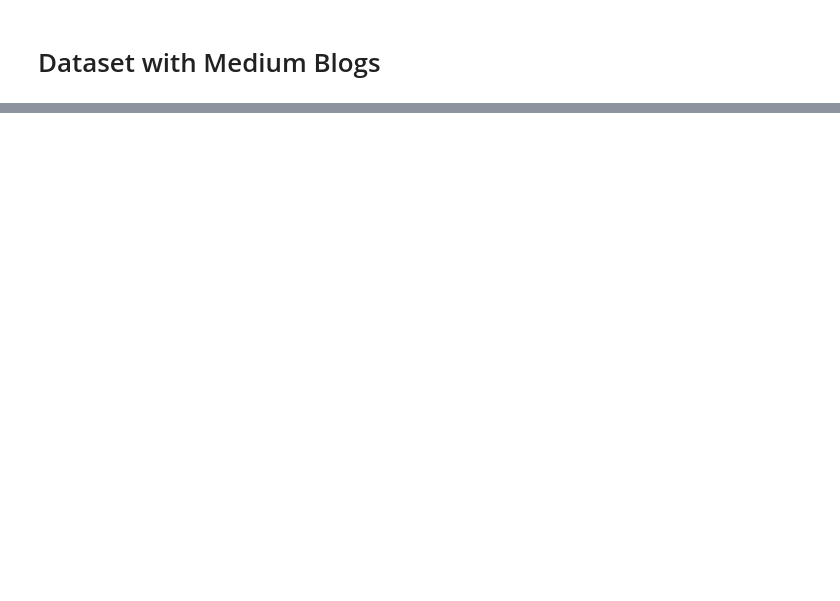
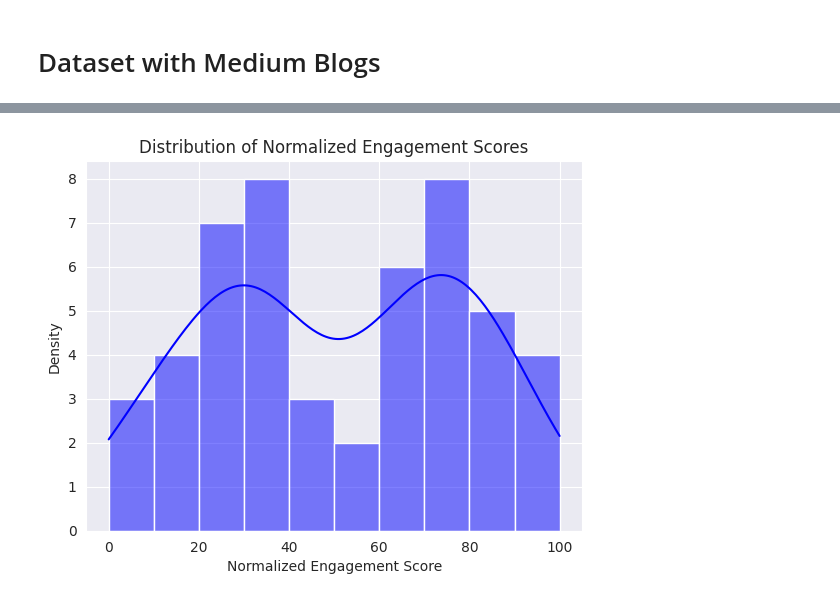
Before and after one commit to daKostych/Bachelor-Project-2025, a Jupyter notebook: llm_blog_generator/data/data_preprocessing.ipynb, the cells around one changed output, grey strips where cells are left out. Cells and saved outputs as stored; diff of their text form; code cells hidden in the pictures; blank space fills up the shorter version.

```diff
--- a/llm_blog_generator/data/data_preprocessing.ipynb
+++ b/llm_blog_generator/data/data_preprocessing.ipynb
@@ -107,3 +94,11 @@ plt.show()
+# %%
+sns.histplot(blogs["normalized_engagement_score"], bins=10, kde=True, color="blue")
+plt.xlabel("Normalized Engagement Score")
+plt.ylabel("Density")
+plt.title("Distribution of Normalized Engagement Scores")
+plt.show()
+# %% [output]
+[figure, added]
 # %%
 def classify_blog(score):
     """Return blog classification based on engagement score."""
```
Also changed, not shown: parts of 10 cells of this notebook, 2 other files.
